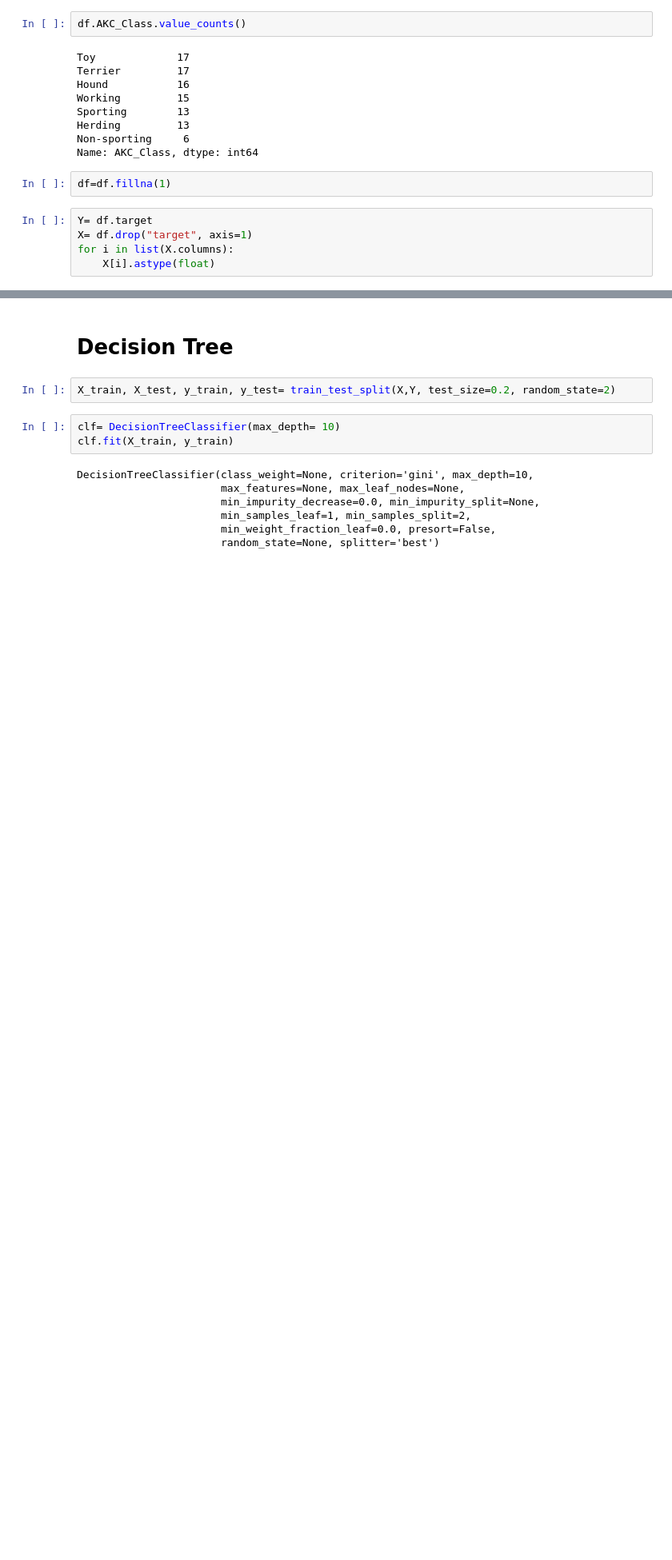
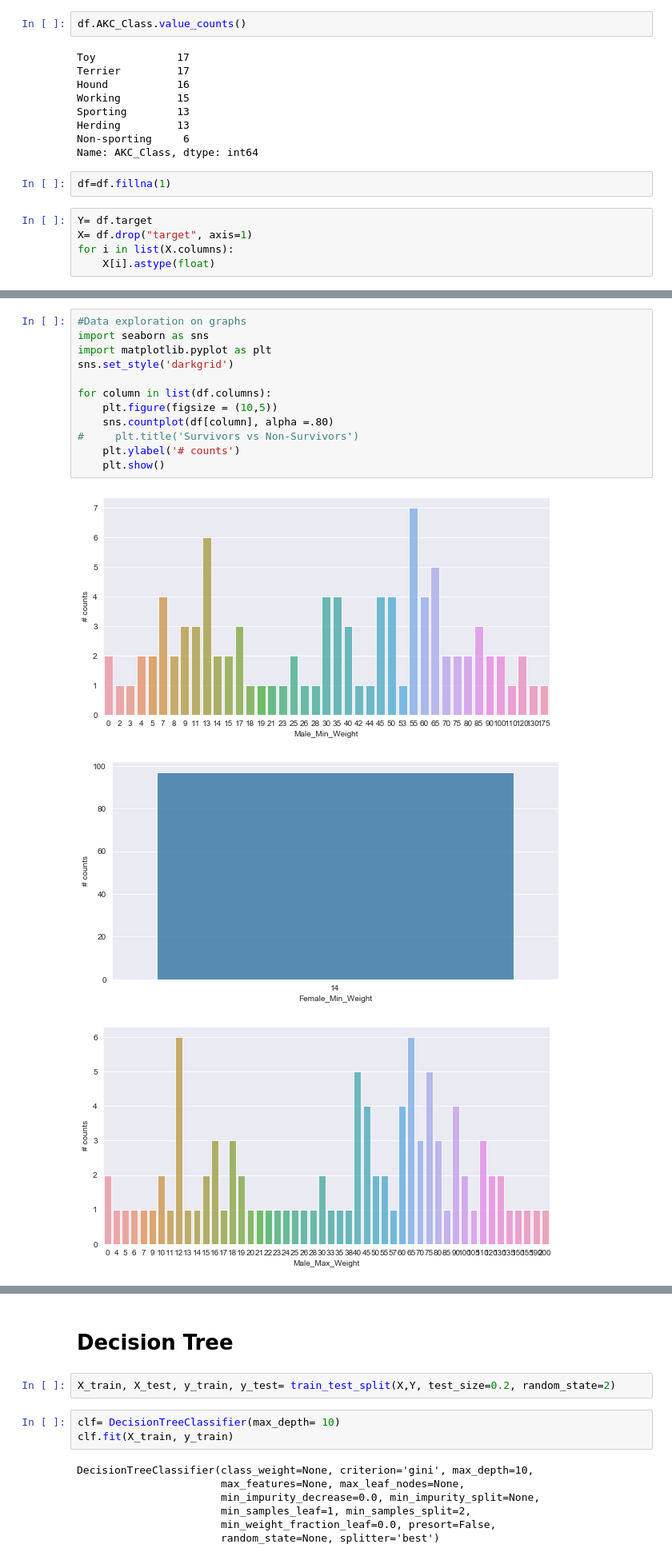
Before and after one commit to kmcnicoll/Classification_Tree_Dog_Breeds, a Jupyter notebook: Workbook.ipynb, the cells around one changed output, grey strips where cells are left out. Shown at 80% size. Saved outputs shown, nothing was run; the diff lists cells and outputs as text; blank space fills up the shorter version.

```diff
--- a/Workbook.ipynb
+++ b/Workbook.ipynb
@@ -158,0 +161,16 @@ for i in list(X.columns):
+# %%
+#Data exploration on graphs
+import seaborn as sns
+import matplotlib.pyplot as plt
+sns.set_style('darkgrid')
+
+for column in list(df.columns):
+    plt.figure(figsize = (10,5))
+    sns.countplot(df[column], alpha =.80)
+#     plt.title('Survivors vs Non-Survivors')
+    plt.ylabel('# counts')
+    plt.show()
+# %% [output]
+[figure, added]
+[figure, added]
+[figure, added]
```
Also changed, not shown: parts of 3 cells of this notebook, 1 other file.
